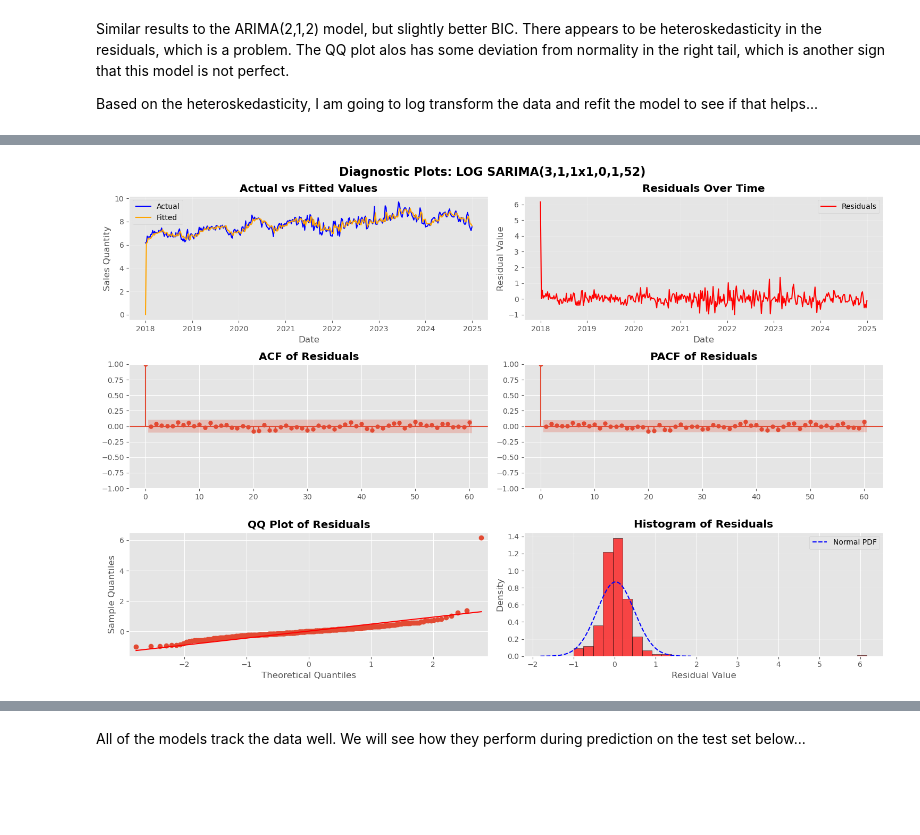
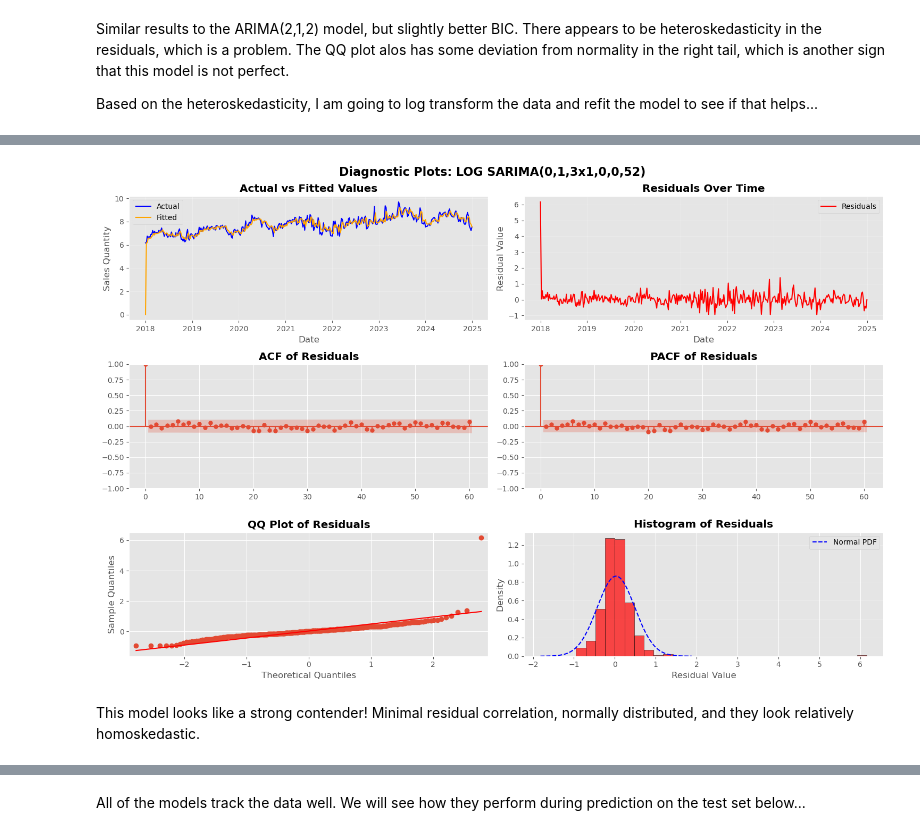
Before and after one commit to andersone17/time_series_hw_2, a Jupyter notebook: time_series_hw_2.ipynb, the cells around one changed output, grey strips where cells are left out. Drawn from its saved outputs; the diff is of its cells as text; code cells hidden in the pictures; blank space fills up the shorter version.

```diff
--- a/time_series_hw_2.ipynb
+++ b/time_series_hw_2.ipynb
@@ -537,30 +575,3 @@ Covariance Type:                  opg
 Warnings:
 [1] Covariance matrix calculated using the outer product of gradients (complex-step).
 [figure]
-# %%
-# Fit Model
-P = 3
-D = 1
-Q = 1
-Y = train['log_order_quantity']
-
-# Fit Model and Output Summary
-model = ARIMA(Y, order=(P,D,Q))
-model_log_311 = model.fit()
-print(model_log_311.summary())
-
-# Add fitted values to sales df for diagnostics
-FIT_COL = f'LOG_ARIMA_{P,D,Q}'
-train[FIT_COL] = model_log_311.fittedvalues
-residuals = model_log_311.resid
-
-# Model Diagnostic Results
-model_fit_plot(train, date_col='date', actual_col='log_order_quantity', fit_col=FIT_COL, residuals=residuals, title=f'LOG ARIMA({P},{D},{Q})')
-mse, rmse, aic, bic, ljung_box_pval, arch_pval = model_eval(model_log_311)
-model_results['Model'].append(f'LOG ARIMA({P},{D},{Q})')
-model_results['MSE'].append(mse)
-model_results['RMSE'].append(rmse)
-model_results['AIC'].append(aic)
-model_results['BIC'].append(bic)
-model_results['Ljung-Box Residual Autocorrelation P-Val'].append(ljung_box_pval)
-model_results['Heteroskedasticity P-Val'].append(arch_pval)
@@ -640,27 +582,27 @@ Warnings:
 # %%
 # SARIMA LOG MODEL
-P = 3
+P = 0
 D = 1
-Q = 1
+Q = 3
 P_S = 1
 D_S = 0
-Q_S = 1
+Q_S = 0
 SEASON = 52
 Y = train['log_order_quantity']
 
 # Fit Model and Output Summary
 model = ARIMA(Y, order=(P,D,Q), seasonal_order=(P_S, D_S, Q_S, SEASON))
-model_log_311101 = model.fit()
-print(model_log_311101.summary())
+model_log_013100 = model.fit()
+print(model_log_013100.summary())
 
 # Add fitted values to sales df for diagnostics
 FIT_COL = f'LOG_SARIMA_{P,D,Q}x{P_S,D_S,Q_S,SEASON}'
-train[FIT_COL] = model_log_311101.fittedvalues
-residuals = model_log_311101.resid
+train[FIT_COL] = model_log_013100.fittedvalues
+residuals = model_log_013100.resid
 
 # Model Diagnostic Results
 model_fit_plot(train, date_col='date', actual_col='log_order_quantity', fit_col=FIT_COL, residuals=residuals, title=f'LOG SARIMA({P},{D},{Q}x{P_S},{D_S},{Q_S},{SEASON})')
-mse, rmse, aic, bic, ljung_box_pval, arch_pval = model_eval(model_log_311101)
+mse, rmse, aic, bic, ljung_box_pval, arch_pval = model_eval(model_log_013100)
 model_results['Model'].append(f'LOG SARIMA({P},{D},{Q}x{P_S},{D_S},{Q_S},{SEASON})')
 model_results['MSE'].append(mse)
 model_results['RMSE'].append(rmse)
@@ -685,8 +627,10 @@ Covariance Type:                            opg
 ===================================================================================
 
 Warnings:
 [1] Covariance matrix calculated using the outer product of gradients (complex-step).
-[figure, old version]
+[figure, new version]
+# %% [markdown]
+This model looks like a strong contender! Minimal residual correlation, normally distributed, and they look relatively homoskedastic.
 # %%
 # Model Results
 model_results_df = pd.DataFrame(model_results)
```
Also changed, not shown: parts of 21 cells of this notebook.
